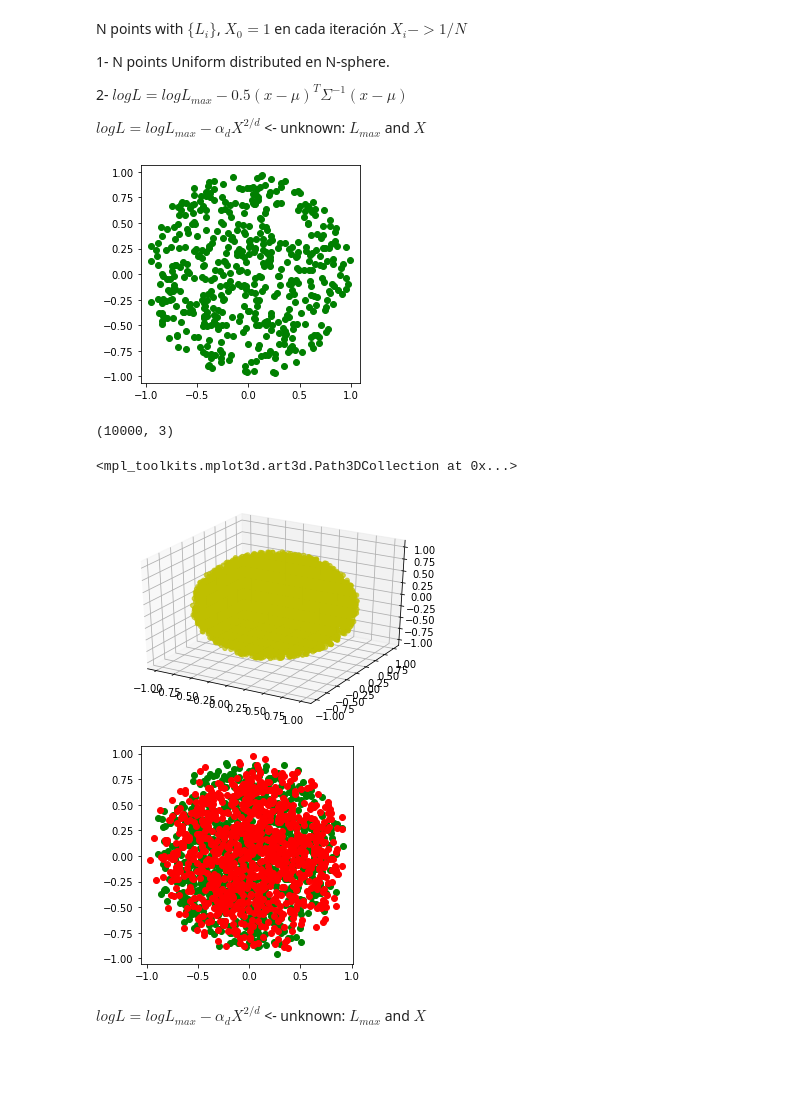
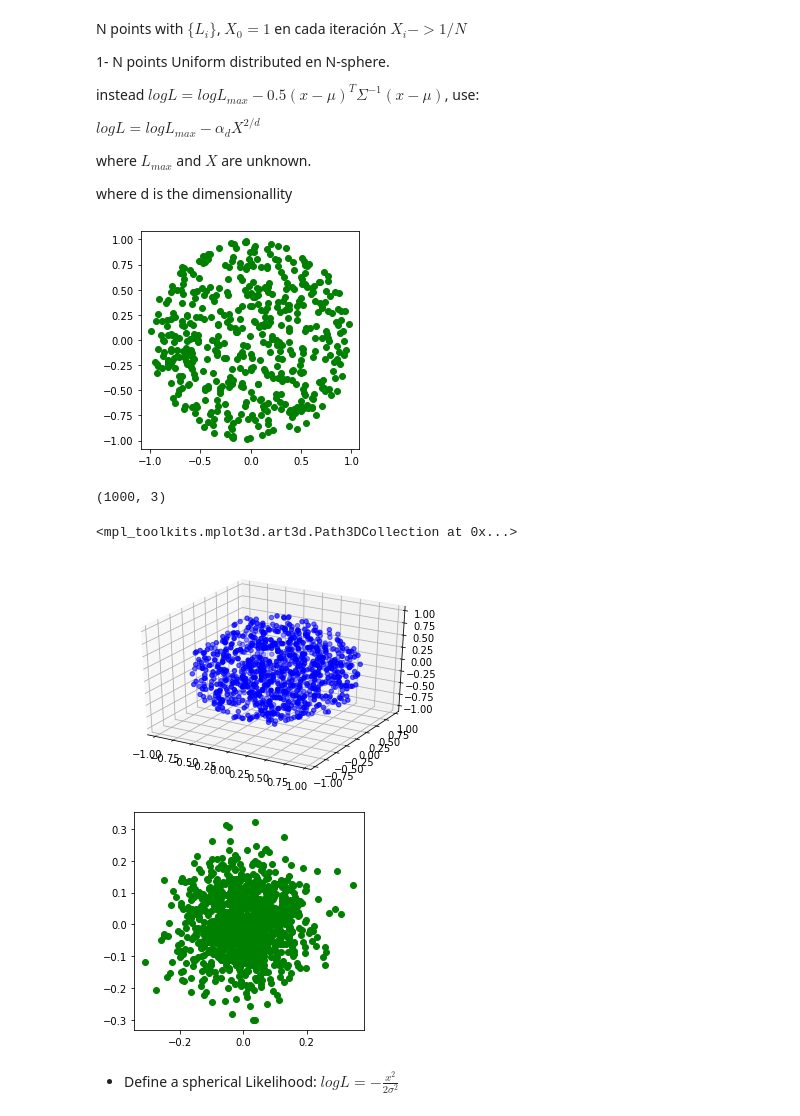
Before and after one commit to igomezv/nestedSampling, a Jupyter notebook: N-sphere.ipynb, the cells around one changed output. Saved outputs shown, nothing was run; the diff lists cells and outputs as text; code cells hidden in the pictures; blank space fills up the shorter version.

```diff
--- a/N-sphere.ipynb
+++ b/N-sphere.ipynb
@@ -9,17 +9,17 @@ N points with $\{L_i\}$, $X_0 = 1$ en cada iteración $X_i -> 1/N$
 
 1- N points Uniform distributed en N-sphere.
 
-2- $ log L = log L_{max} - 0.5(x- \mu)^T \Sigma^{-1} (x-\mu)$
+instead $ log L = log L_{max} - 0.5(x- \mu)^T \Sigma^{-1} (x-\mu)$, use:
 
-   $ log L = log L_{max} - \alpha_d X^{2/d}$ <-
-   unknown: $L_{max}$ and $X$
+   $ log L = log L_{max} - \alpha_d X^{2/d}$
+
+   where $L_{max}$ and $X$ are unknown.
+
+   where d is the dimensionallity
-# %%
-dims = 3
 # %%
 def samplePoint(dims):
-    # an array of d normally distributed random variables
     u = np.random.normal(0, 1, dims)
-    norm = np.sum(u**2) **(0.5)
+    norm = np.sum(u**2)**0.5
     r = np.random.random()**(1.0/dims)
     x = r*u/norm
     return x
@@ -31,32 +31,32 @@ points2d = samplingNSphere(500, 2)
 fig = plt.figure()
 ax = fig.add_subplot(111)
 plt.scatter(points2d[:,0], points2d[:,1], c='g')
-ax.set_aspect('equal')
+ax.set_aspect('equal', 'box')
 # %% [output]
-[figure, old version]
+[figure, new version]
 # %%
-points3d = samplingNSphere(10000, 3)
+points3d = samplingNSphere(1000, 3)
 print(points3d.shape)
 fig = plt.figure()
-ax = fig.add_subplot(111, projection='3d', alpha=0.5)
-# ax = fig.add_subplot(111)
-ax.scatter(points3d[:,0], points3d[:,1], points3d[:, 2], c='y')
-# ax.set_zlim(-1, 1)
+# ax = fig.add_subplot(111,projection='3d')
+ax = fig.gca(projection='3d')
+ax.scatter(points3d[:,0], points3d[:,1], points3d[:, 2], c='b')
 # %% [output]
-(10000, 3)
+(1000, 3)
 <mpl_toolkits.mplot3d.art3d.Path3DCollection at 0x...>
-[figure, old version]
+[figure, new version]
 # %%
-points4d = samplingNSphere(1000, 4)
+points4d = samplingNSphere(1000, 100)
 fig = plt.figure()
 ax = fig.add_subplot(111)
 ax.scatter(points4d[:,0], points4d[:,1], c='g')
 ax.set_aspect('equal')
 # ax = fig.add_subplot(111)
-ax.scatter(points4d[:,2], points4d[:,3], c='r')
-ax.set_aspect('equal')
+# ax.scatter(points4d[:,2], points4d[:,3], c='r')
+# ax.set_aspect('equal')
 # %% [output]
-[figure, old version]
+[figure, new version]
-# %% [markdown]
-$ log L = log L_{max} - \alpha_d X^{2/d}$ <-
-   unknown: $L_{max}$ and $X$
+# %% [markdown]
+
+- Define a spherical Likelihood:
+  $logL = -\frac{x^2}{2\sigma^2}$
```
Also changed, not shown: parts of 6 cells of this notebook.
